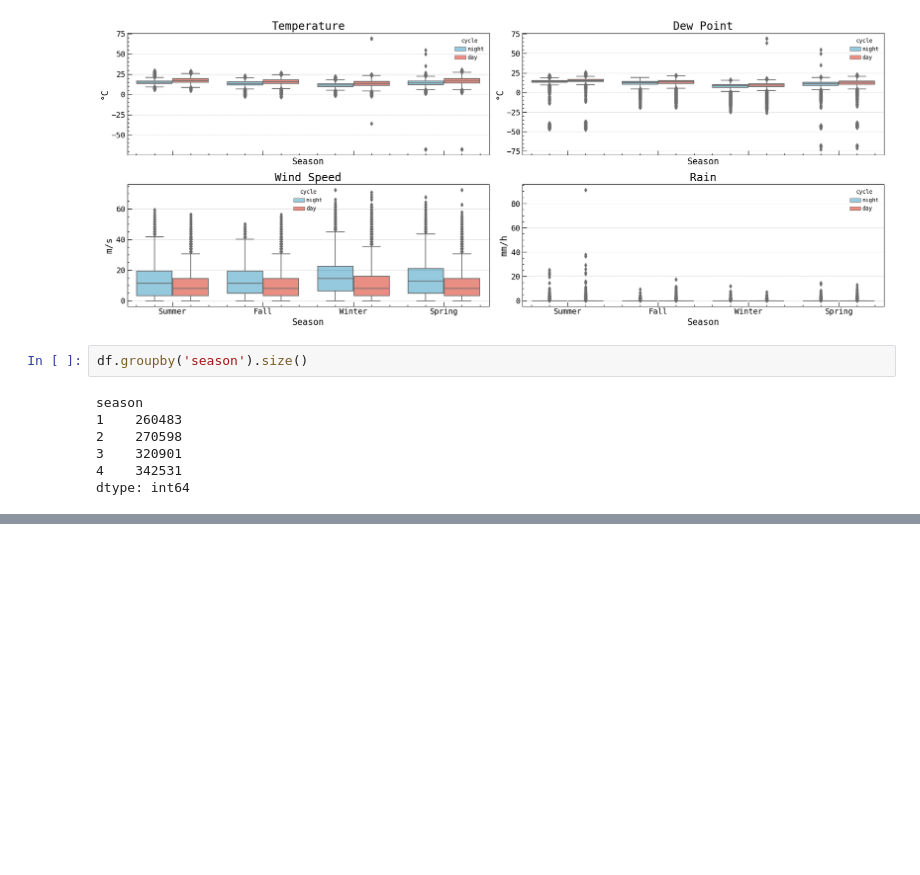
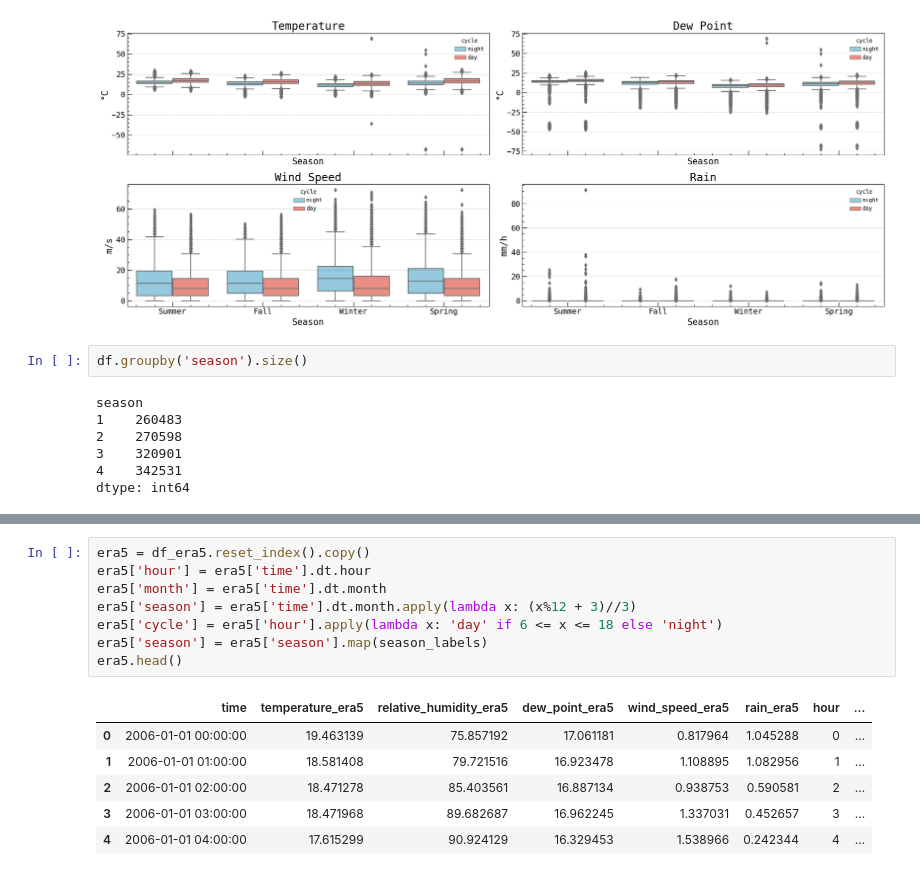
Before and after one commit to killatc/GSST-daytime-sky-quality, a Jupyter notebook: src/Meteorological_Diurnal_Analysis.ipynb, the cells around one changed output, grey strips where cells are left out. Saved outputs shown, nothing was run; the diff lists cells and outputs as text; blank space fills up the shorter version.

```diff
--- a/src/Meteorological_Diurnal_Analysis.ipynb
+++ b/src/Meteorological_Diurnal_Analysis.ipynb
@@ -333,0 +348,15 @@ def plot_variable_analysis(data, variable, variable_unit, months, output_path, s
+# %%
+era5 = df_era5.reset_index().copy()
+era5['hour'] = era5['time'].dt.hour
+era5['month'] = era5['time'].dt.month
+era5['season'] = era5['time'].dt.month.apply(lambda x: (x%12 + 3)//3)
+era5['cycle'] = era5['hour'].apply(lambda x: 'day' if 6 <= x <= 18 else 'night')
+era5['season'] = era5['season'].map(season_labels)
+era5.head()
+# %% [output]
+|  | time | temperature_era5 | relative_humidity_era5 | dew_point_era5 | wind_speed_era5 | rain_era5 | hour | ... |
+| 0 | 2006-01-01 00:00:00 | 19.463139 | 75.857192 | 17.061181 | 0.817964 | 1.045288 | 0 | ... |
+| 1 | 2006-01-01 01:00:00 | 18.581408 | 79.721516 | 16.923478 | 1.108895 | 1.082956 | 1 | ... |
+| 2 | 2006-01-01 02:00:00 | 18.471278 | 85.403561 | 16.887134 | 0.938753 | 0.590581 | 2 | ... |
+| 3 | 2006-01-01 03:00:00 | 18.471968 | 89.682687 | 16.962245 | 1.337031 | 0.452657 | 3 | ... |
+| 4 | 2006-01-01 04:00:00 | 17.615299 | 90.924129 | 16.329453 | 1.538966 | 0.242344 | 4 | ... |
```
Also changed, not shown: parts of 6 cells of this notebook, 5 other files.
